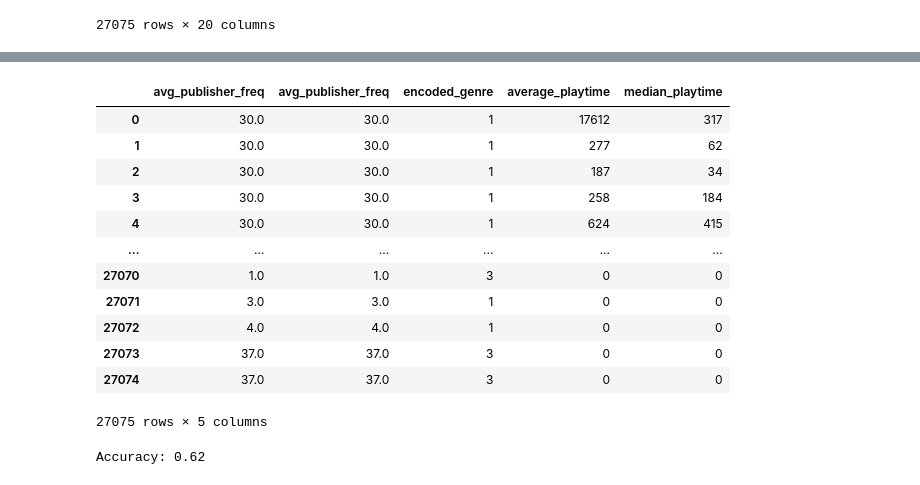
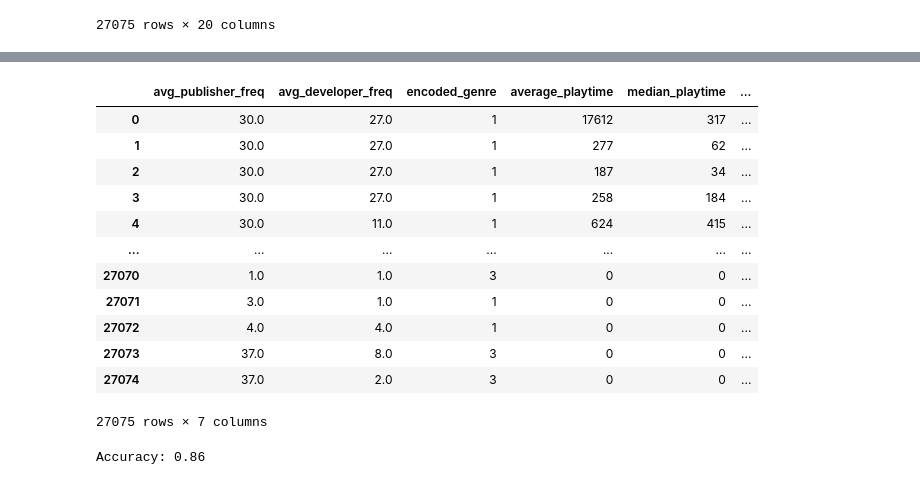
Before and after one commit to MoetazMohamed/Soen471Team30, a Jupyter notebook: soen471Project.ipynb, the cells around one changed output, grey strips where cells are left out. Drawn from its saved outputs; the diff is of its cells as text; code cells hidden in the pictures.

Commit message:
average deveoloepr / publisher ratings

```diff
--- a/soen471Project.ipynb
+++ b/soen471Project.ipynb
@@ -325,0 +363,7 @@ data["avg_publisher_freq"] = avg_developer_freq["publisher_freq"]
+# %%
+# Calculating the average rating for each developer
+developer_avg_rating = data.groupby('developers')['weighted_rating'].mean().rename('developer_avg_rating')
+
+# Joining the average rating back to the original dataframe
+data = data.join(developer_avg_rating, on='developers')
+data
@@ -325,0 +386,6 @@ data["avg_publisher_freq"] = avg_developer_freq["publisher_freq"]
+# %%
+# Calculating the average rating for each developer
+publisher_avg_rating = data.groupby('publishers')['weighted_rating'].mean().rename('publisher_avg_rating')
+
+# Joining the average rating back to the original dataframe
+data = data.join(publisher_avg_rating, on='publishers')
@@ -326,20 +406,20 @@ data["avg_publisher_freq"] = avg_developer_freq["publisher_freq"]
 # %%
-data_set = data[['avg_publisher_freq','avg_publisher_freq','encoded_genre','average_playtime','median_playtime']]
+data_set = data[['avg_publisher_freq','avg_developer_freq','encoded_genre','average_playtime','median_playtime','publisher_avg_rating','developer_avg_rating']]
 data_set
 # %% [output]
-|  | avg_publisher_freq | avg_publisher_freq | encoded_genre | average_playtime | median_playtime |
-| 0 | 30.0 | 30.0 | 1 | 17612 | 317 |
-| 1 | 30.0 | 30.0 | 1 | 277 | 62 |
-| 2 | 30.0 | 30.0 | 1 | 187 | 34 |
-| 3 | 30.0 | 30.0 | 1 | 258 | 184 |
-| 4 | 30.0 | 30.0 | 1 | 624 | 415 |
-| ... | ... | ... | ... | ... | ... |
-| 27070 | 1.0 | 1.0 | 3 | 0 | 0 |
-| 27071 | 3.0 | 3.0 | 1 | 0 | 0 |
-| 27072 | 4.0 | 4.0 | 1 | 0 | 0 |
-| 27073 | 37.0 | 37.0 | 3 | 0 | 0 |
-| 27074 | 37.0 | 37.0 | 3 | 0 | 0 |
+|  | avg_publisher_freq | avg_developer_freq | encoded_genre | average_playtime | median_playtime | ... |
+| 0 | 30.0 | 27.0 | 1 | 17612 | 317 | ... |
+| 1 | 30.0 | 27.0 | 1 | 277 | 62 | ... |
+| 2 | 30.0 | 27.0 | 1 | 187 | 34 | ... |
+| 3 | 30.0 | 27.0 | 1 | 258 | 184 | ... |
+| 4 | 30.0 | 11.0 | 1 | 624 | 415 | ... |
+| ... | ... | ... | ... | ... | ... | ... |
+| 27070 | 1.0 | 1.0 | 3 | 0 | 0 | ... |
+| 27071 | 3.0 | 1.0 | 1 | 0 | 0 | ... |
+| 27072 | 4.0 | 4.0 | 1 | 0 | 0 | ... |
+| 27073 | 37.0 | 8.0 | 3 | 0 | 0 | ... |
+| 27074 | 37.0 | 2.0 | 3 | 0 | 0 | ... |
-27075 rows × 5 columns
+27075 rows × 7 columns
 # %%
 from sklearn.ensemble import RandomForestClassifier
 from sklearn.model_selection import train_test_split
@@ -360,4 +440,4 @@ y_pred = rf_classifier.predict(X_test)
 accuracy = accuracy_score(y_test, y_pred)
 print(f'Accuracy: {accuracy:.2f}')
 # %% [output]
-Accuracy: 0.62
+Accuracy: 0.86
```
Also changed, not shown: parts of 9 cells of this notebook.
